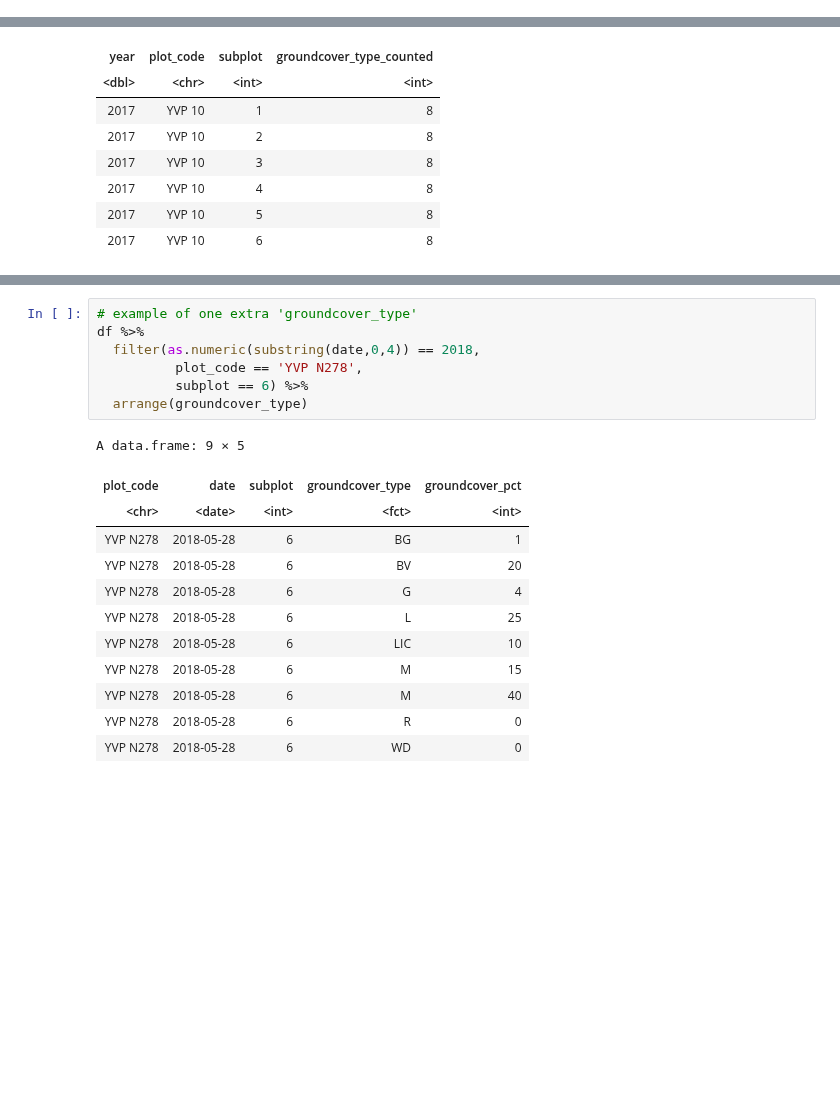
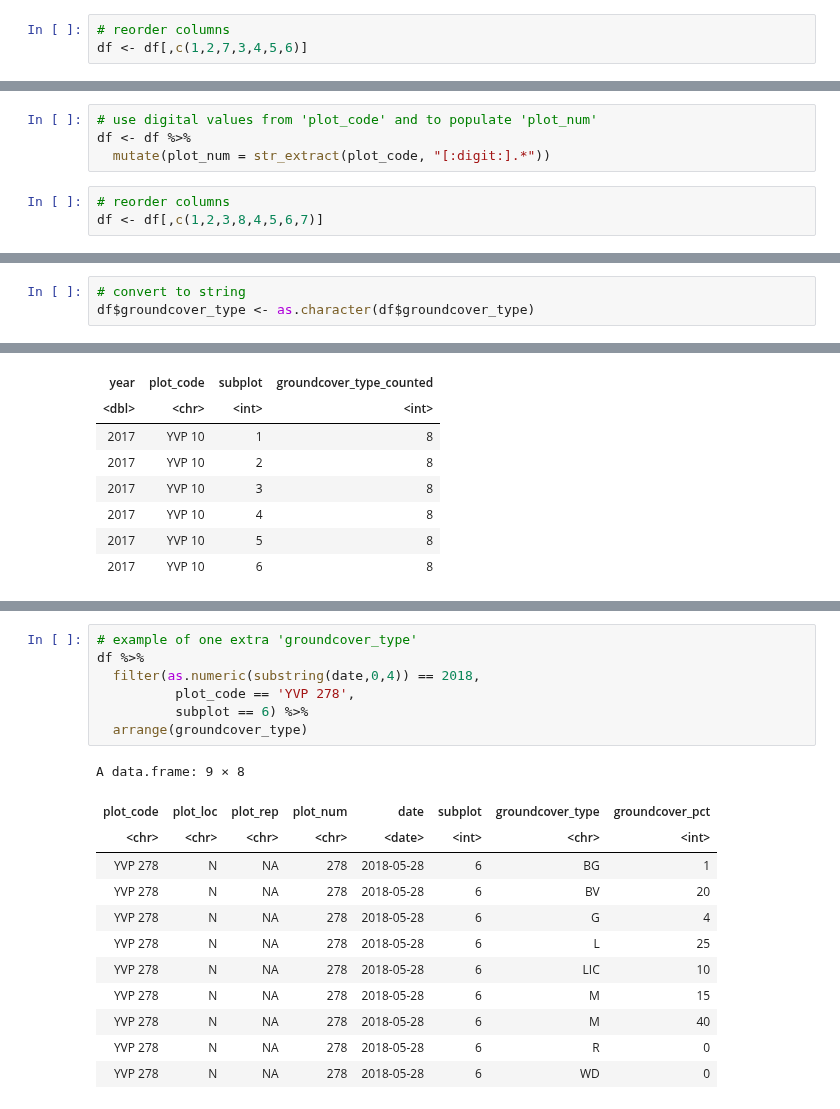
Before and after one commit to samsoe/mpg_notebooks, a Jupyter notebook: YVP_Ground_Cover_Data_Wrangle.ipynb, the cells around one changed output, grey strips where cells are left out. Cells and saved outputs as stored; diff of their text form; blank space fills up the shorter version.

```diff
--- a/YVP_Ground_Cover_Data_Wrangle.ipynb
+++ b/YVP_Ground_Cover_Data_Wrangle.ipynb
@@ -46,0 +71,3 @@ df$plot_code <- as.character(df$plot_code)
+# %%
+# reorder columns
+df <- df[,c(1,2,7,3,4,5,6)]
@@ -46,0 +76,7 @@ df$plot_code <- as.character(df$plot_code)
+# %%
+# use digital values from 'plot_code' and to populate 'plot_num'
+df <- df %>%
+  mutate(plot_num = str_extract(plot_code, "[:digit:].*"))
+# %%
+# reorder columns
+df <- df[,c(1,2,3,8,4,5,6,7)]
@@ -49,0 +96,3 @@ df$date <- as.Date(df$date)
+# %%
+# convert to string
+df$groundcover_type <- as.character(df$groundcover_type)
@@ -136,20 +200,20 @@ A data.frame: 7 × 5
 # %%
 # example of one extra 'groundcover_type'
 df %>%
   filter(as.numeric(substring(date,0,4)) == 2018,
-          plot_code == 'YVP N278',
+          plot_code == 'YVP 278',
           subplot == 6) %>%
   arrange(groundcover_type)
 # %% [output]
-A data.frame: 9 × 5
+A data.frame: 9 × 8
-| plot_code | date | subplot | groundcover_type | groundcover_pct |
-| <chr> | <date> | <int> | <fct> | <int> |
-| YVP N278 | 2018-05-28 | 6 | BG | 1 |
-| YVP N278 | 2018-05-28 | 6 | BV | 20 |
-| YVP N278 | 2018-05-28 | 6 | G | 4 |
-| YVP N278 | 2018-05-28 | 6 | L | 25 |
-| YVP N278 | 2018-05-28 | 6 | LIC | 10 |
-| YVP N278 | 2018-05-28 | 6 | M | 15 |
-| YVP N278 | 2018-05-28 | 6 | M | 40 |
-| YVP N278 | 2018-05-28 | 6 | R | 0 |
-| YVP N278 | 2018-05-28 | 6 | WD | 0 |
+| plot_code | plot_loc | plot_rep | plot_num | date | subplot | groundcover_type | groundcover_pct |
+| <chr> | <chr> | <chr> | <chr> | <date> | <int> | <chr> | <int> |
+| YVP 278 | N | NA | 278 | 2018-05-28 | 6 | BG | 1 |
+| YVP 278 | N | NA | 278 | 2018-05-28 | 6 | BV | 20 |
+| YVP 278 | N | NA | 278 | 2018-05-28 | 6 | G | 4 |
+| YVP 278 | N | NA | 278 | 2018-05-28 | 6 | L | 25 |
+| YVP 278 | N | NA | 278 | 2018-05-28 | 6 | LIC | 10 |
+| YVP 278 | N | NA | 278 | 2018-05-28 | 6 | M | 15 |
+| YVP 278 | N | NA | 278 | 2018-05-28 | 6 | M | 40 |
+| YVP 278 | N | NA | 278 | 2018-05-28 | 6 | R | 0 |
+| YVP 278 | N | NA | 278 | 2018-05-28 | 6 | WD | 0 |
```
Also changed, not shown: parts of 24 cells of this notebook.
